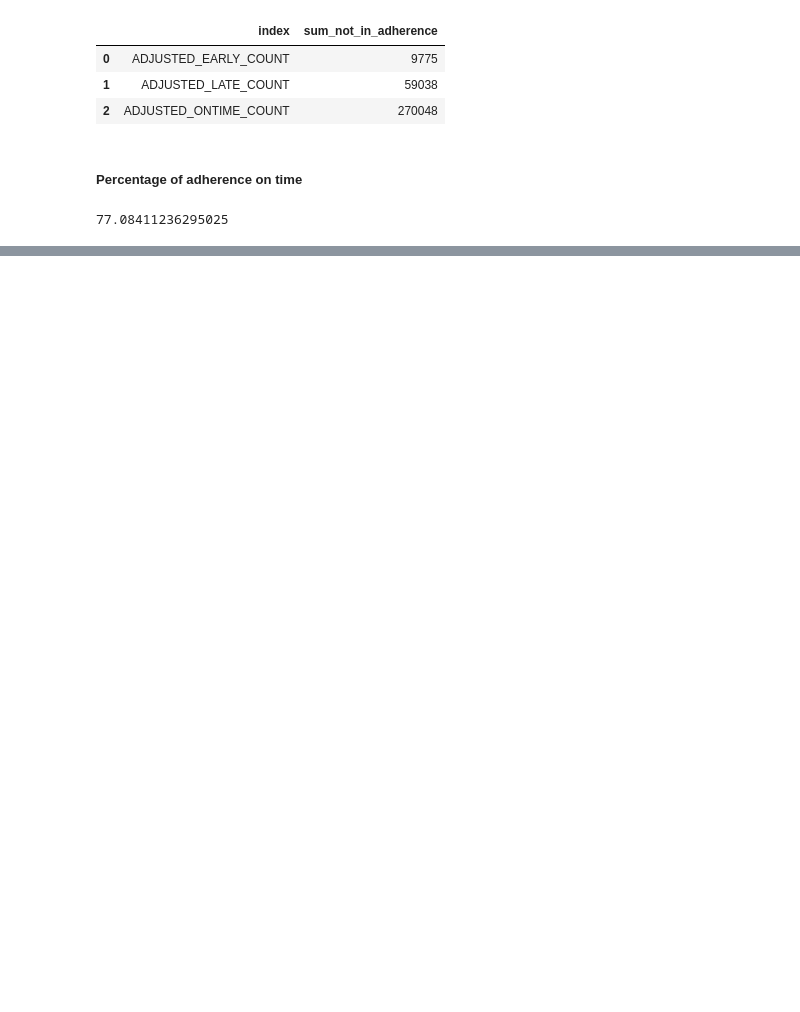
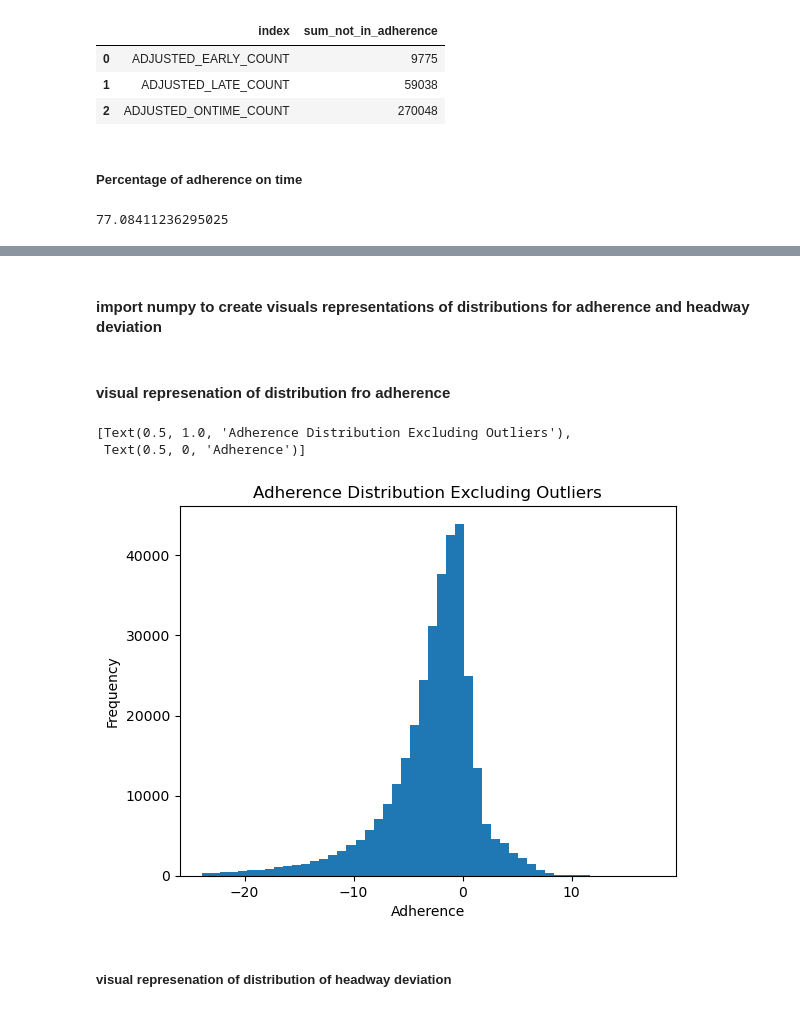
Before and after one commit to NSS-Data-Analytics-Cohort-11/wego-raiders, a Jupyter notebook: notebooks/Wego Project.ipynb, the cells around one changed output, grey strips where cells are left out. Drawn from its saved outputs; the diff is of its cells as text; code cells hidden in the pictures; blank space fills up the shorter version.

```diff
--- a/notebooks/Wego Project.ipynb
+++ b/notebooks/Wego Project.ipynb
@@ -158,0 +181,2 @@ adherence['ADJUSTED_ONTIME_COUNT'].sum()/350329 * 100
+# %% [markdown]
+#### import numpy to create visuals representations of distributions for adherence and headway deviation
@@ -158,0 +185,24 @@ adherence['ADJUSTED_ONTIME_COUNT'].sum()/350329 * 100
+# %% [markdown]
+#### visual represenation of distribution fro adherence
+# %%
+ad_mean = wego['ADHERENCE'].mean()
+ad_std = np.std(wego['ADHERENCE'])
+# %%
+ax = (
+    wego[wego['ADHERENCE'].between(ad_mean - ad_std*3,
+                                   ad_mean + ad_std*3,
+                                   inclusive='both')]
+    ['ADHERENCE']
+    .plot(kind='hist',
+          bins=50)
+)
+ax.set(
+    title='Adherence Distribution Excluding Outliers',
+    xlabel='Adherence'
+    )
+# %% [output]
+[Text(0.5, 1.0, 'Adherence Distribution Excluding Outliers'),
+ Text(0.5, 0, 'Adherence')]
+[figure, added]
+# %% [markdown]
+##### visual represenation of distribution of headway deviation
```
Also changed, not shown: parts of 63 cells of this notebook.
